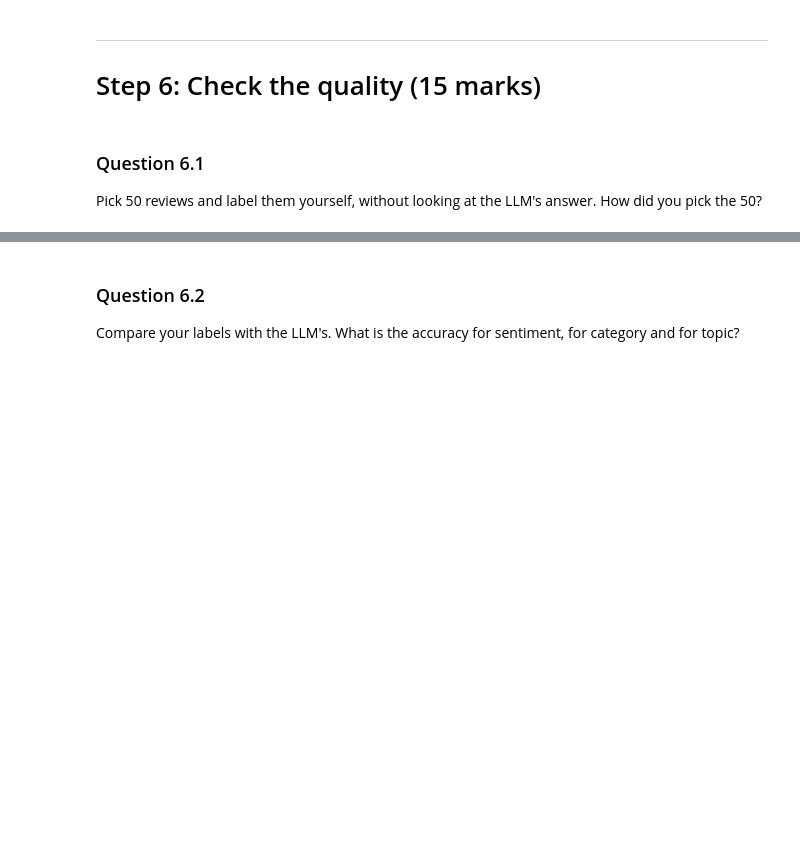
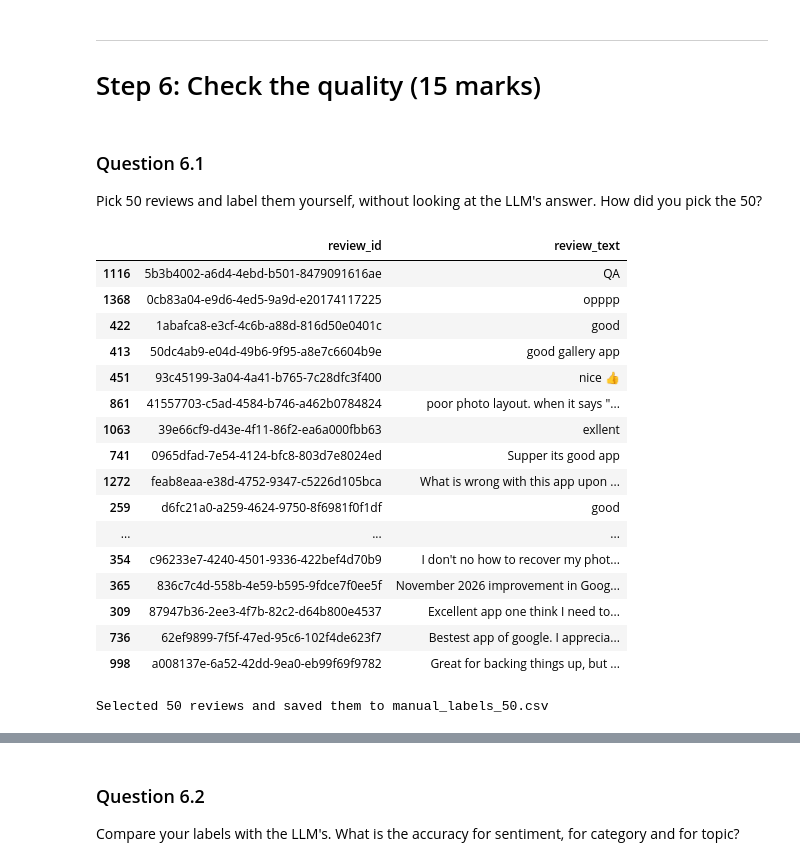
Before and after one commit to vishal0205/Google-Photo-Review-Analyser-, a Jupyter notebook: Review_Analyser_Starter.ipynb, the cells around one changed output, grey strips where cells are left out. Cells and saved outputs as stored; diff of their text form; code cells hidden in the pictures; blank space fills up the shorter version.

```diff
--- a/Review_Analyser_Starter.ipynb
+++ b/Review_Analyser_Starter.ipynb
@@ -2320,6 +2317,49 @@ Classifying 1,500 reviews took approximately 95.17 minutes (1.59 hours). Progres
 Pick 50 reviews and label them yourself, without looking at the LLM's answer. How did you pick the 50?
 # %%
 # Your code here
+
+import pandas as pd
+
+# Load the already labelled dataset
+quality_df = pd.read_csv("labelled_reviews.csv")
+
+# Randomly select 50 reviews using a fixed random state
+manual_sample = quality_df.sample(n=50, random_state=42)
+
+# Keep only the review ID and text so LLM labels remain hidden
+manual_labels = manual_sample[["review_id", "review_text"]].copy()
+
+# Add empty columns for manual annotations
+manual_labels["manual_sentiment"] = ""
+manual_labels["manual_category"] = ""
+manual_labels["manual_topic"] = ""
+
+# Save the manual labelling sheet
+manual_labels.to_csv("manual_labels_50.csv", index=False)
+
+# Display the reviews without showing the LLM predictions
+display(manual_labels[["review_id", "review_text"]])
+
+print("Selected 50 reviews and saved them to manual_labels_50.csv")
+# %% [output]
+|  | review_id | review_text |
+| 1116 | 5b3b4002-a6d4-4ebd-b501-8479091616ae | QA |
+| 1368 | 0cb83a04-e9d6-4ed5-9a9d-e20174117225 | opppp |
+| 422 | 1abafca8-e3cf-4c6b-a88d-816d50e0401c | good |
+| 413 | 50dc4ab9-e04d-49b6-9f95-a8e7c6604b9e | good gallery app |
+| 451 | 93c45199-3a04-4a41-b765-7c28dfc3f400 | nice 👍 |
+| 861 | 41557703-c5ad-4584-b746-a462b0784824 | poor photo layout. when it says "... |
+| 1063 | 39e66cf9-d43e-4f11-86f2-ea6a000fbb63 | exllent |
+| 741 | 0965dfad-7e54-4124-bfc8-803d7e8024ed | Supper its good app |
+| 1272 | feab8eaa-e38d-4752-9347-c5226d105bca | What is wrong with this app upon ... |
+| 259 | d6fc21a0-a259-4624-9750-8f6981f0f1df | good |
+| ... | ... | ... |
+| 354 | c96233e7-4240-4501-9336-422bef4d70b9 | I don't no how to recover my phot... |
+| 365 | 836c7c4d-558b-4e59-b595-9fdce7f0ee5f | November 2026 improvement in Goog... |
+| 309 | 87947b36-2ee3-4f7b-82c2-d64b800e4537 | Excellent app one think I need to... |
+| 736 | 62ef9899-7f5f-47ed-95c6-102f4de623f7 | Bestest app of google. I apprecia... |
+| 998 | a008137e-6a52-42dd-9ea0-eb99f69f9782 | Great for backing things up, but ... |
+Selected 50 reviews and saved them to manual_labels_50.csv
 # %% [markdown]
 **Observation:**
 
```
Also changed, not shown: parts of 10 cells of this notebook, 1 other file.
